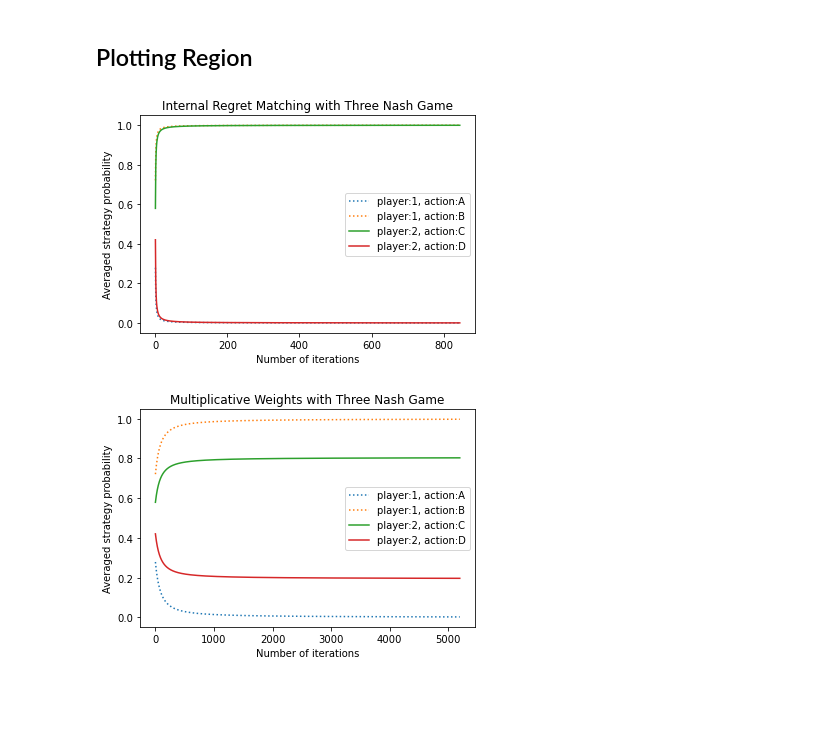
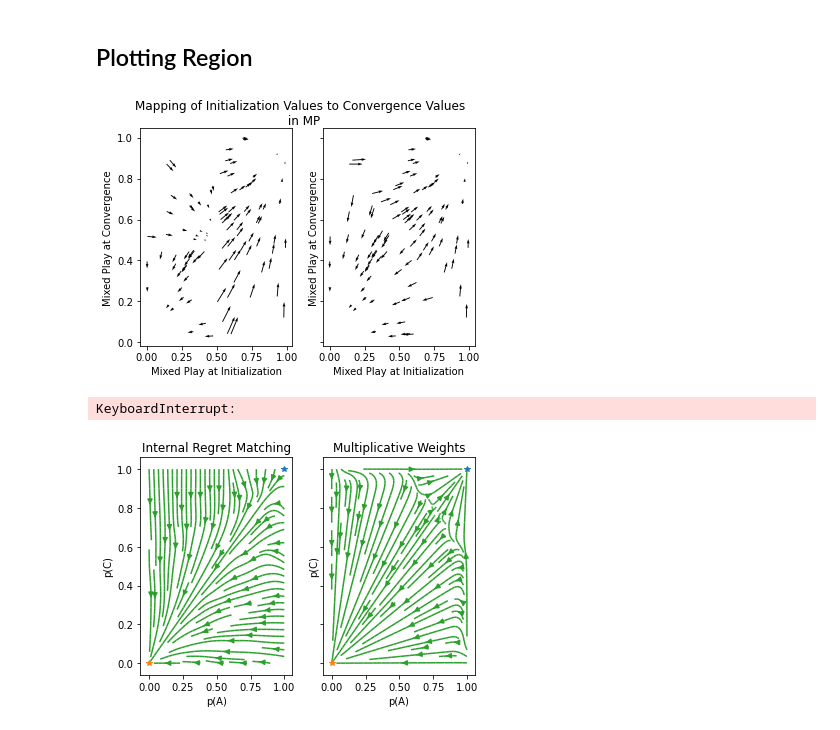
Before and after one commit to linuskratz/BachelorArbeit, a Jupyter notebook: Analysis.ipynb, the cells around one changed output. Saved outputs shown, nothing was run; the diff lists cells and outputs as text; code cells hidden in the pictures; blank space fills up the shorter version.

```diff
--- a/Analysis.ipynb
+++ b/Analysis.ipynb
@@ -620,0 +854,26 @@ NameError: name 'namestr' is not defined
+# %%
+def plot_vector_field(game, game_name, iterations, sample_size):
+    max_actions = max(no_of_actions(game, 0)-1,(no_of_actions(game, 1)-1))
+    fig, axs = plt.subplots(nrows = max_actions, ncols = 2, sharex=True, sharey=True)
+    fig.suptitle(f'Mapping of Initialization Values to Convergence Values \n in {game_name}')
+    matched_play = generate_input_output_matchings(game, iterations, sample_size)
+    #plot MW
+    for i, play in enumerate(matched_play):
+        for action_no in range(max_actions):
+                if axs.ndim > 1:
+                    ax = axs[action_no,i]
+                else:
+                    ax = axs[i]
+                start_p0 = np.array(np.transpose(play)[action_no][0][0], dtype=float)
+                stop_p0 = np.array(np.transpose(play)[action_no][0][1], dtype=float)
+                U = stop_p0-start_p0
+
+                start_p1 = np.array(np.transpose(play)[action_no][1][0], dtype=float)
+                stop_p1 = np.array(np.transpose(play)[action_no][1][1], dtype=float)
+
+                V = stop_p1 - start_p1
+
+                ax.quiver(start_p0, start_p1, U, V)
+                ax.set_xlabel('Mixed Play at Initialization')
+                ax.set_ylabel('Mixed Play at Convergence')
+    fig.savefig(f'/Users/linuskratz/plot_BA/{game_name}_vector_field.png')
@@ -621,7 +1004,2 @@ NameError: name 'namestr' is not defined
 # %% [markdown]
 ## Plotting Region
-# %%
-plot_comparison_MWA_vs_IRM(game_three_nash, "Three Nash Game",  initial_random_distribution(game_three_nash))
-# %% [output]
-[figure, removed]
-[figure, removed]
@@ -627,0 +1009,14 @@ plot_comparison_MWA_vs_IRM(game_three_nash, "Three Nash Game",  initial_random_d
+# %%
+plot_vector_field(battle_of_sexes, "MP", 100, 100)
+# %% [output]
+[figure, added]
+# %%
+##Plot absolute
+changed_payoffs = [[1,1], [3,3], [5,5], [7,7], [9,9]]
+plot_abs_frequency_Nash_Eq(coordination_game_2, nashEqs["coordination_game_2"], (1,1), changed_payoffs, 500, 800)
+# %% [output]
+KeyboardInterrupt:
+# %%
+stream_plot(stag_and_hare, "stag_and_hare", 150, 10, nashEqs["stag_and_hare"], mult_IR = 40)
+# %% [output]
+[figure, added]
```
Also changed, not shown: parts of 70 cells of this notebook, 1 other file.
